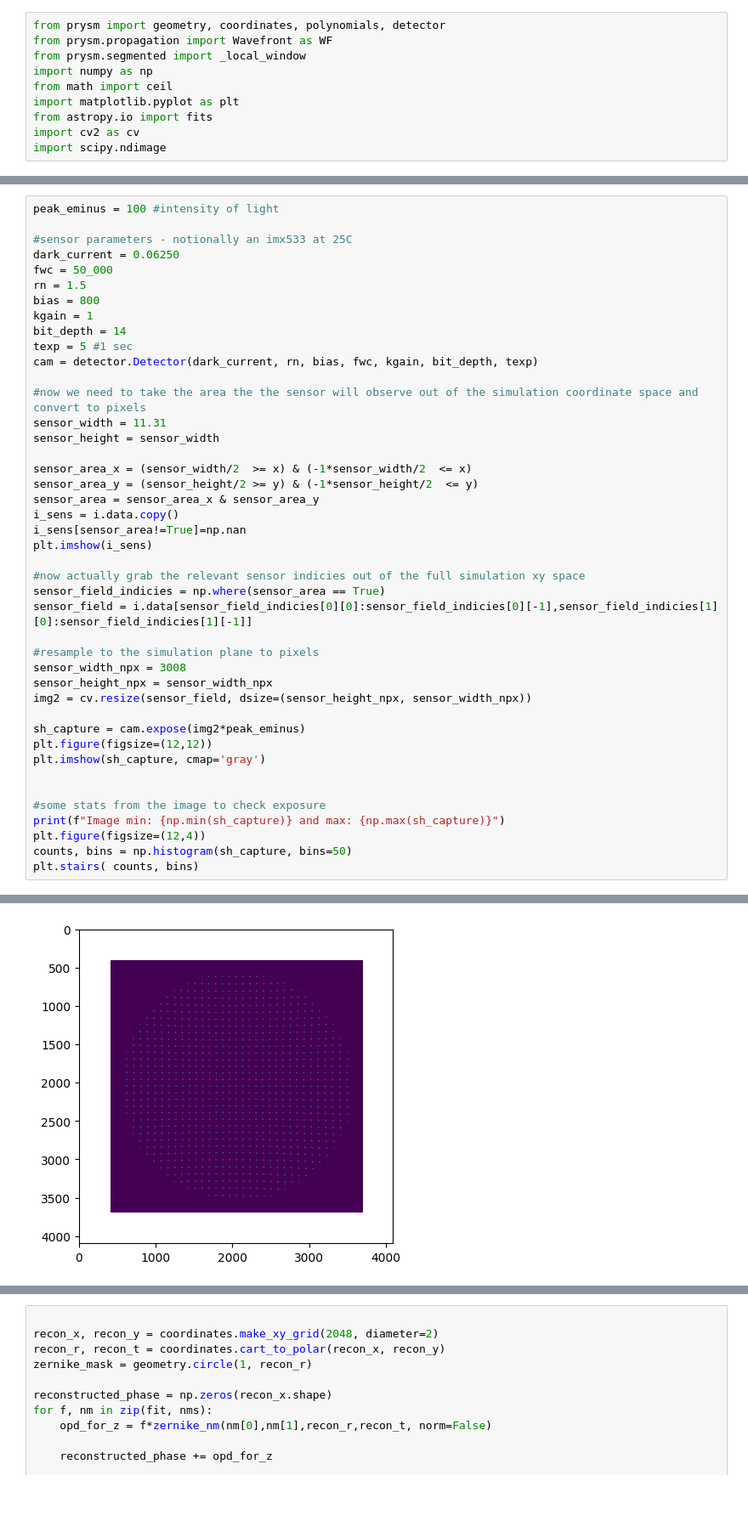
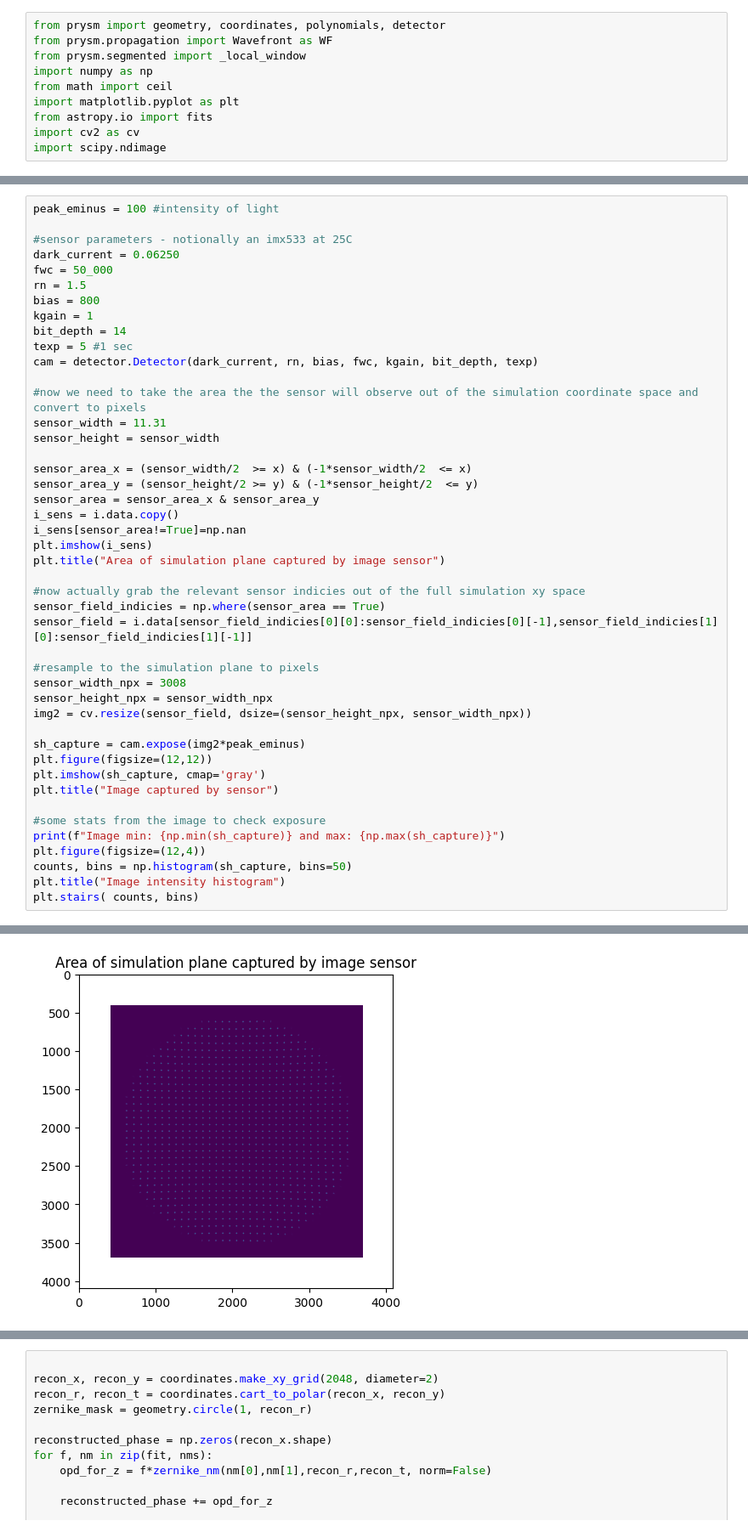
Before and after one commit to AlistairSymonds/SympleyWavey, a Jupyter notebook: simulations/shack-hartmann_wavefront_example.ipynb, the cells around one changed output, grey strips where cells are left out. Shown at 85% size. Saved outputs shown, nothing was run; the diff lists cells and outputs as text; blank space fills up the shorter version.

Commit message:
Add titles to plots in notebook

```diff
--- a/simulations/shack-hartmann_wavefront_example.ipynb
+++ b/simulations/shack-hartmann_wavefront_example.ipynb
@@ -134,6 +136,7 @@ sensor_area = sensor_area_x & sensor_area_y
 i_sens = i.data.copy()
 i_sens[sensor_area!=True]=np.nan
 plt.imshow(i_sens)
+plt.title("Area of simulation plane captured by image sensor")
 
 #now actually grab the relevant sensor indicies out of the full simulation xy space
 sensor_field_indicies = np.where(sensor_area == True)
@@ -147,11 +150,12 @@ img2 = cv.resize(sensor_field, dsize=(sensor_height_npx, sensor_width_npx))
 sh_capture = cam.expose(img2*peak_eminus)
 plt.figure(figsize=(12,12))
 plt.imshow(sh_capture, cmap='gray')
-
+plt.title("Image captured by sensor")
 
 #some stats from the image to check exposure
 print(f"Image min: {np.min(sh_capture)} and max: {np.max(sh_capture)}")
 plt.figure(figsize=(12,4))
 counts, bins = np.histogram(sh_capture, bins=50)
+plt.title("Image intensity histogram")
 plt.stairs( counts, bins)
 # %% [output]
@@ -159,2 +163,2 @@ Image min: 792 and max: 1353
 <matplotlib.patches.StepPatch at 0x...>
-[figure, old version]
+[figure, new version]
```
Also changed, not shown: parts of 6 cells of this notebook.
